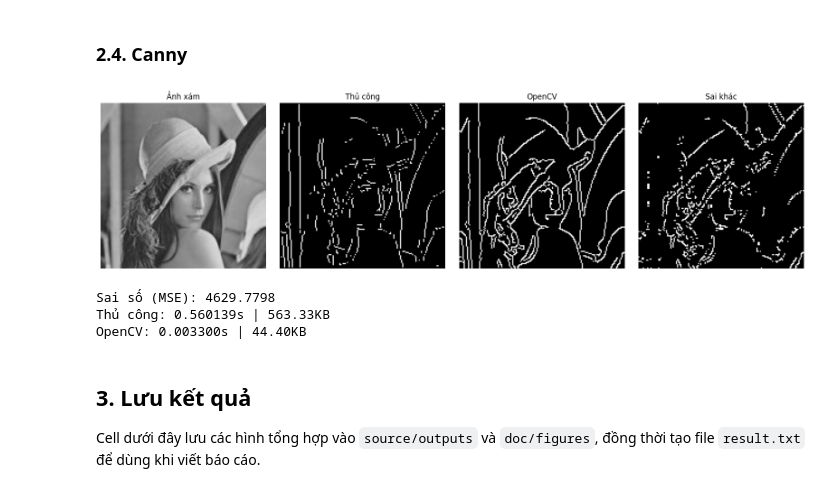
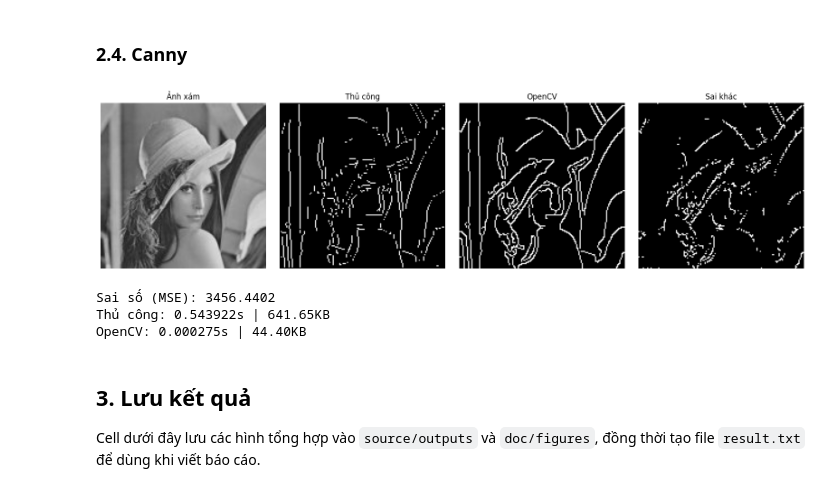
Before and after one commit to tthongbos/AdvancedMachineLearning, a Jupyter notebook: acv/TH/TH_2/Myopia_25C11067_25C11035_th02/source/th02.ipynb, the cells around one changed output. Saved outputs shown, nothing was run; the diff lists cells and outputs as text; code cells hidden in the pictures.

```diff
--- a/acv/TH/TH_2/Myopia_25C11067_25C11035_th02/source/th02.ipynb
+++ b/acv/TH/TH_2/Myopia_25C11067_25C11035_th02/source/th02.ipynb
@@ -460,22 +457,18 @@ OpenCV: 0.001922s | 88.54KB
 # %% [markdown]
 ### 2.4. Canny
 # %%
-# Non-maximum suppression làm mảnh biên.
-# Chỉ giữ pixel nếu nó là cực đại cục bộ theo hướng gradient.
+# Non-maximum suppression: làm mảnh biên theo hướng gradient
 def non_maximum_suppression(magnitude, angle):
     h, w = magnitude.shape
     output = np.zeros((h, w), dtype=np.float32)
 
-    # Đưa góc gradient về khoảng [0, 180).
     angle = angle % 180
 
-    # Bỏ qua viền ngoài để tránh truy cập ra ngoài ảnh.
     for y in range(1, h - 1):
         for x in range(1, w - 1):
             direction = angle[y, x]
             current = magnitude[y, x]
 
-            # Chọn hai pixel lân cận để so sánh theo hướng gradient gần nhất.
             if (0 <= direction < 22.5) or (157.5 <= direction <= 180):
                 q, r = magnitude[y, x + 1], magnitude[y, x - 1]
             elif 22.5 <= direction < 67.5:
@@ -485,82 +478,78 @@ def non_maximum_suppression(magnitude, angle):
             else:
                 q, r = magnitude[y - 1, x - 1], magnitude[y + 1, x + 1]
 
-            # Nếu pixel hiện tại mạnh nhất theo hướng gradient thì giữ lại.
             if current >= q and current >= r:
                 output[y, x] = current
 
     return output
 
-# Hysteresis threshold nối các biên yếu nếu chúng kề với biên mạnh.
+# Hysteresis bằng DFS: lan truyền từ biên mạnh sang biên yếu liên thông
 def hysteresis_threshold(image, low, high):
     strong = 255
     weak = 75
 
-    # Khởi tạo ảnh kết quả gồm ba trạng thái: 0, weak, strong.
     result = np.zeros_like(image, dtype=np.uint8)
     result[image >= high] = strong
     result[(image >= low) & (image < high)] = weak
 
-    h, w = image.shape
+    h, w = result.shape
+    stack = [tuple(pt) for pt in np.argwhere(result == strong)]
 
-    # Duyệt các pixel weak. Nếu kề strong thì nâng thành strong, ngược lại loại bỏ.
-    for y in range(1, h - 1):
-        for x in range(1, w - 1):
-            if result[y, x] == weak:
-                neighborhood = result[y - 1:y + 2, x - 1:x + 2]
-                if np.any(neighborhood == strong):
-                    result[y, x] = strong
-                else:
-                    result[y, x] = 0
+    while stack:
+        y, x = stack.pop()
+        for ny in range(max(0, y - 1), min(h, y + 2)):
+            for nx in range(max(0, x - 1), min(w, x + 2)):
+                if result[ny, nx] == weak:
+                    result[ny, nx] = strong
+                    stack.append((ny, nx))
 
-    # Chỉ giữ biên mạnh cuối cùng.
     result[result != strong] = 0
     return result
 
-# Cài đặt Canny thủ công theo các bước chính.
+# Cài đặt Canny thủ công (bản mô phỏng các bước chính)
 def canny_manual(gray, low_threshold=60, high_threshold=130):
-    # Bước 1: làm trơn Gaussian.
+    # Bước 1: làm trơn Gaussian
     smooth = gaussian_filter_manual(gray, 5, 1.0)
 
-    # Bước 2: tính gradient bằng Sobel.
+    # Bước 2: tính gradient Sobel
     gx_kernel = np.array([[-1, 0, 1],
                           [-2, 0, 2],
                           [-1, 0, 1]], dtype=np.float32)
     gy_kernel = np.array([[-1, -2, -1],
                           [ 0,  0,  0],
                           [ 1,  2,  1]], dtype=np.float32)
     gx = convolve_float_manual(smooth, gx_kernel)
     gy = convolve_float_manual(smooth, gy_kernel)
 
-    # Bước 3: tính độ lớn và hướng gradient.
+    # Bước 3: độ lớn + hướng gradient
     magnitude = np.sqrt(gx ** 2 + gy ** 2)
     angle = np.rad2deg(np.arctan2(gy, gx))
 
-    # Bước 4: làm mảnh biên.
+    # Bước 4: non-maximum suppression
     suppressed = non_maximum_suppression(magnitude, angle)
 
-    # Bước 5: ngưỡng kép và nối biên.
+    # Bước 5: double threshold + hysteresis
     return hysteresis_threshold(suppressed, low_threshold, high_threshold)
 
-# Cài đặt Canny bằng OpenCV.
+# Cài đặt Canny bằng OpenCV (chuẩn L2)
 def canny_library(gray, low_threshold=60, high_threshold=130):
     smooth = cv2.GaussianBlur(gray, (5, 5), 1.0, borderType=cv2.BORDER_REFLECT_101)
-    return cv2.Canny(smooth, low_threshold, high_threshold)
+    return cv2.Canny(smooth, low_threshold, high_threshold, L2gradient=True)
 
-# Canny thủ công dùng vòng lặp nhiều nên chỉ repeat=1 để tiết kiệm thời gian.
+# Canny thủ công dùng vòng lặp nhiều nên chỉ repeat=1 để tiết kiệm thời gian
 canny_manual_img, t_canny_manual, m_canny_manual = measure_time_memory(canny_manual, gray_image, 60, 130, repeat=1)
 canny_library_img, t_canny_library, m_canny_library = measure_time_memory(canny_library, gray_image, 60, 130, repeat=3)
 canny_diff = cv2.absdiff(canny_manual_img, canny_library_img)
 
 show_images([gray_image, canny_manual_img, canny_library_img, canny_diff], ["Ảnh xám", "Thủ công", "OpenCV", "Sai khác"], cols=4, figsize=(16, 4))
 print(f"Sai số (MSE): {mse(canny_manual_img, canny_library_img):.4f}")
 print(f"Thủ công: {t_canny_manual:.6f}s | {m_canny_manual:.2f}KB")
 print(f"OpenCV: {t_canny_library:.6f}s | {m_canny_library:.2f}KB")
 # %% [output]
-[figure, old version]
+[figure, new version]
-Sai số (MSE): 4629.7798
-Thủ công: 0.560139s | 563.33KB
-OpenCV: 0.003300s | 44.40KB
+Sai số (MSE): 3456.4402
+Thủ công: 0.543922s | 641.65KB
+OpenCV: 0.000275s | 44.40KB
 # %% [markdown]
 ## 3. Lưu kết quả
 
```
Also changed, not shown: parts of 9 cells of this notebook, 11 other files.
